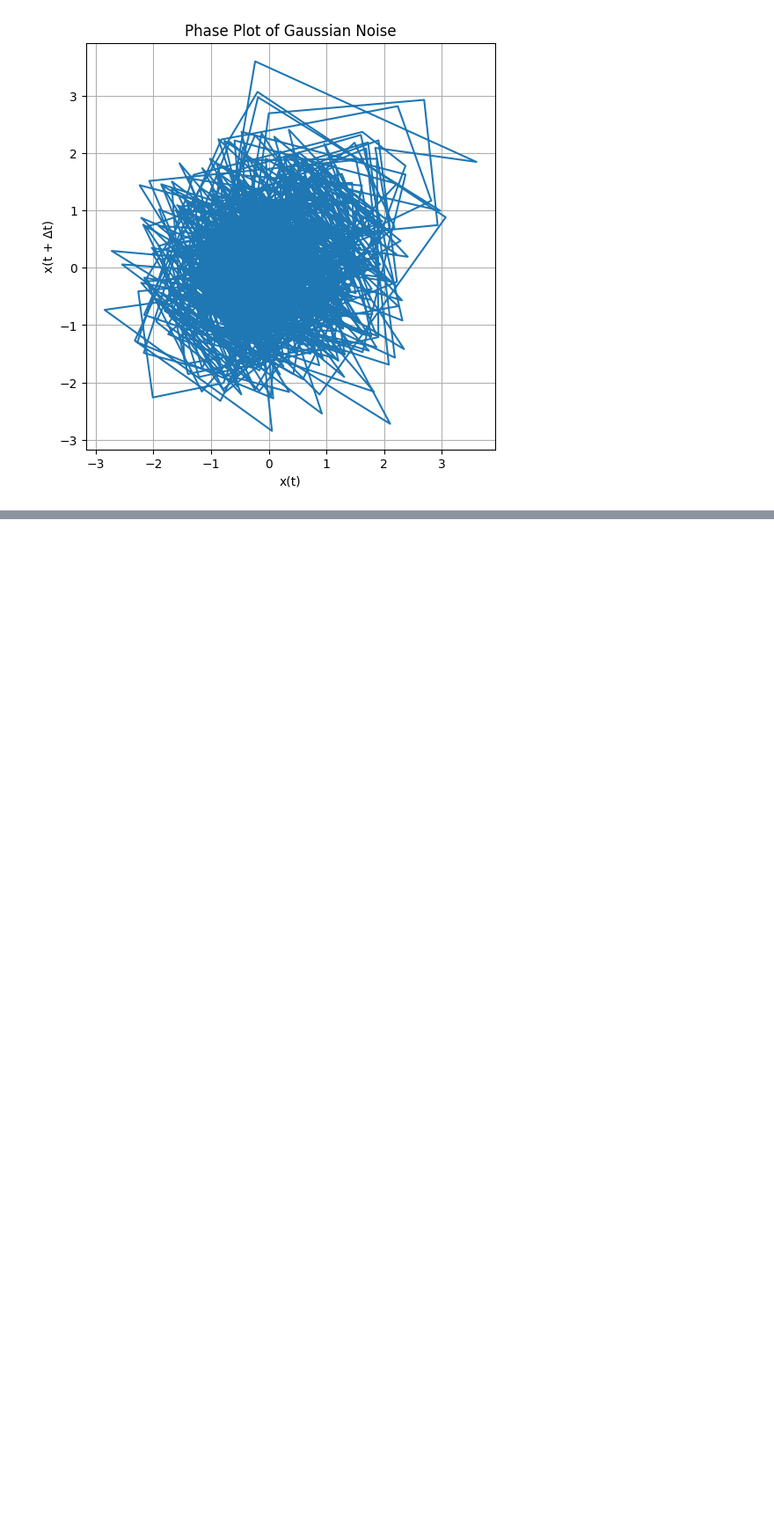
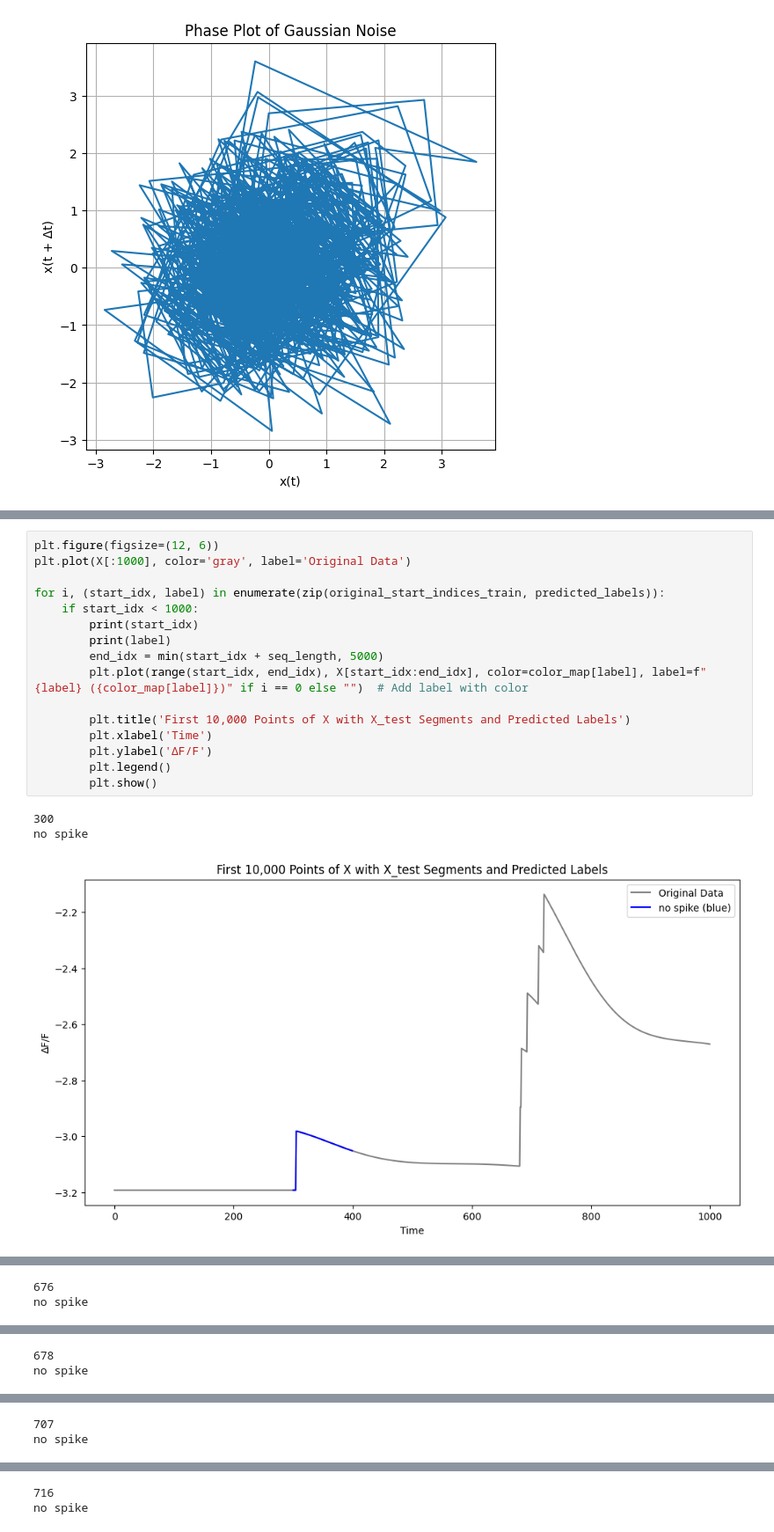
Before and after one commit to mariarv/SE_DA_FPM, a Jupyter notebook: scripts/Varioous.ipynb, the cells around one changed output, grey strips where cells are left out. Shown at 88% size. Drawn from its saved outputs; the diff is of its cells as text; blank space fills up the shorter version.

```diff
--- a/scripts/Varioous.ipynb
+++ b/scripts/Varioous.ipynb
@@ -254,0 +841,20 @@ plt.show()
+# %%
+plt.figure(figsize=(12, 6))
+plt.plot(X[:1000], color='gray', label='Original Data')
+
+for i, (start_idx, label) in enumerate(zip(original_start_indices_train, predicted_labels)):
+    if start_idx < 1000:
+        print(start_idx)
+        print(label)
+        end_idx = min(start_idx + seq_length, 5000)
+        plt.plot(range(start_idx, end_idx), X[start_idx:end_idx], color=color_map[label], label=f"{label} ({color_map[label]})" if i == 0 else "")  # Add label with color
+
+        plt.title('First 10,000 Points of X with X_test Segments and Predicted Labels')
+        plt.xlabel('Time')
+        plt.ylabel('ΔF/F')
+        plt.legend()
+        plt.show()
+# %% [output]
+300
+no spike
+[figure, added]
@@ -254,0 +862,2 @@ plt.show()
+676
+no spike
@@ -254,0 +866,2 @@ plt.show()
+678
+no spike
@@ -254,0 +870,2 @@ plt.show()
+707
+no spike
@@ -254,0 +874,2 @@ plt.show()
+716
+no spike
```
Also changed, not shown: parts of 10 cells of this notebook, 14 other files.
